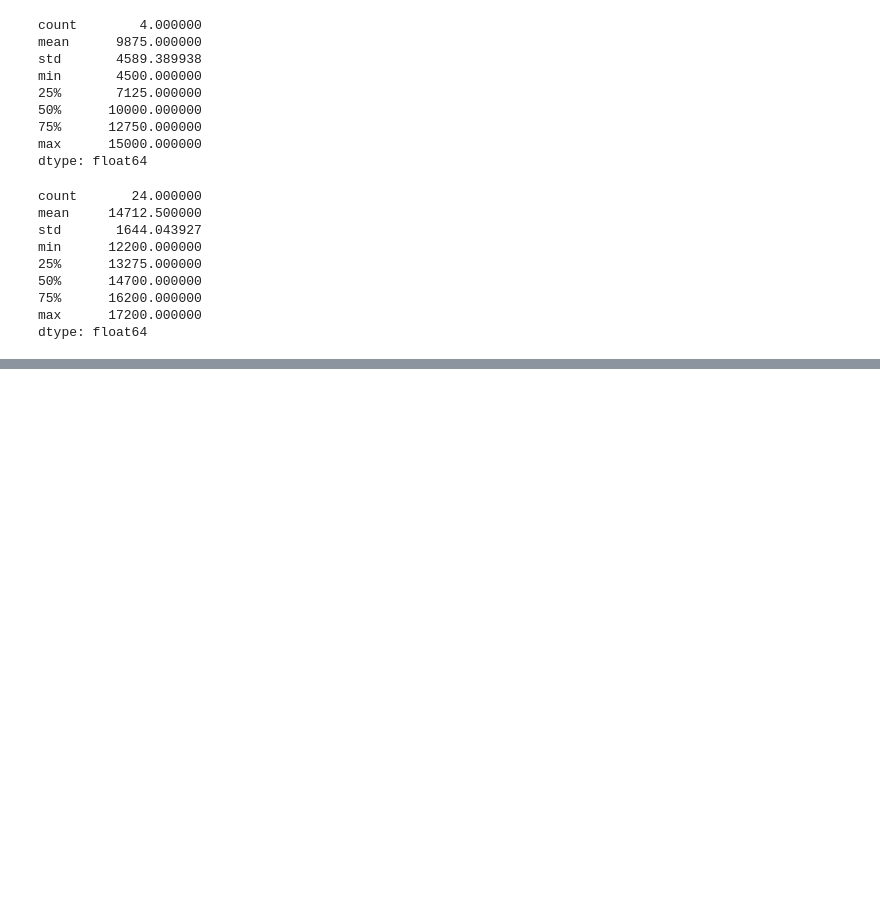
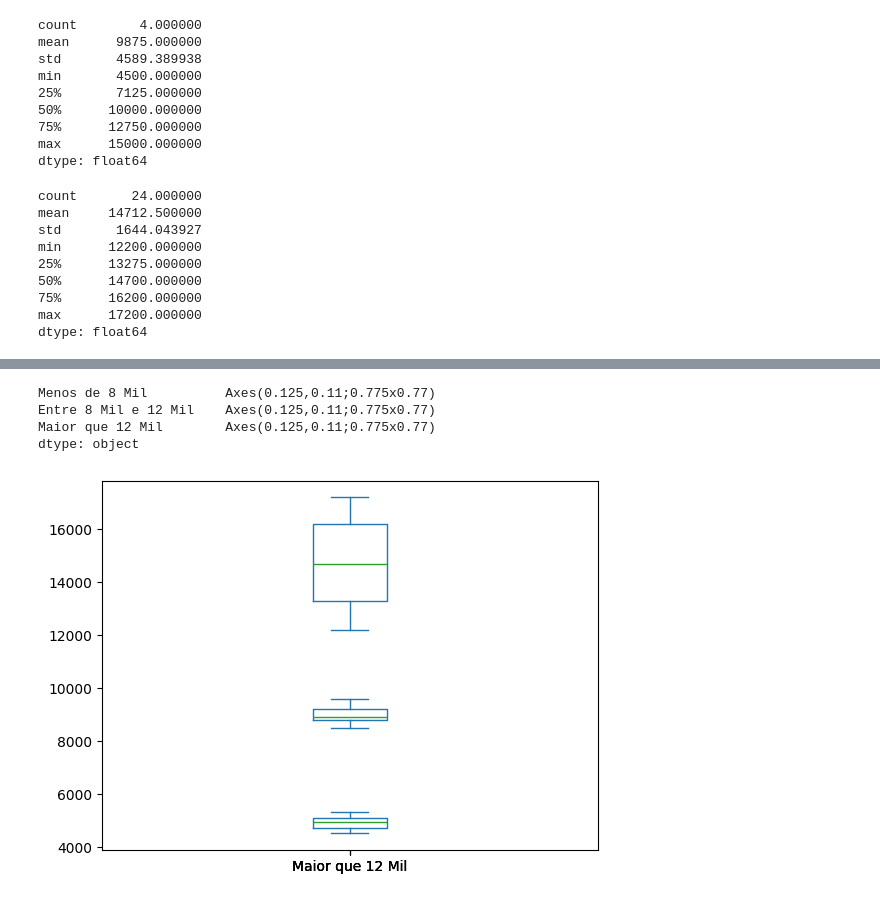
Before and after one commit to zeanjos/pycode_pandas, a Jupyter notebook: pandas.ipynb, the cells around one changed output, grey strips where cells are left out. Drawn from its saved outputs; the diff is of its cells as text; code cells hidden in the pictures; blank space fills up the shorter version.

```diff
--- a/pandas.ipynb
+++ b/pandas.ipynb
@@ -206,0 +266,17 @@ dtype: float64
+# %%
+#faixas de salarios com bins
+bins = [0, 8000, 12000, float('inf')]
+
+#informando o nome de cada faixa
+labels = ['Menos de 8 Mil', 'Entre 8 Mil e 12 Mil', 'Maior que 12 Mil']
+faixas = pd.cut(s, bins=bins, labels=labels, right=False)
+
+#agrupando as faixas, tem que ter o observed=True se não dará erro
+agrupamento = s.groupby(faixas, observed=True)
+agrupamento.plot(kind='box')
+# %% [output]
+Menos de 8 Mil          Axes(0.125,0.11;0.775x0.77)
+Entre 8 Mil e 12 Mil    Axes(0.125,0.11;0.775x0.77)
+Maior que 12 Mil        Axes(0.125,0.11;0.775x0.77)
+dtype: object
+[figure, added]
```
Also changed, not shown: parts of 2 cells of this notebook.
